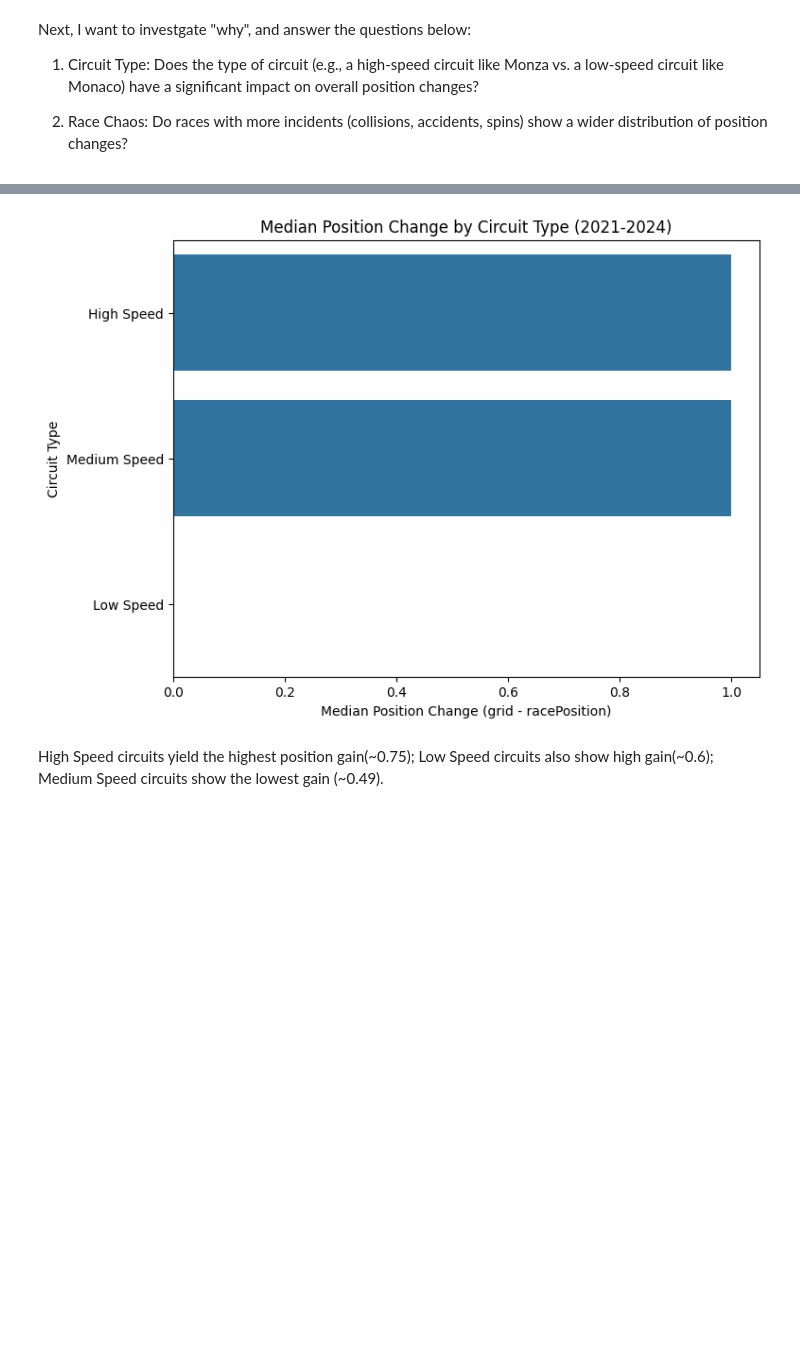
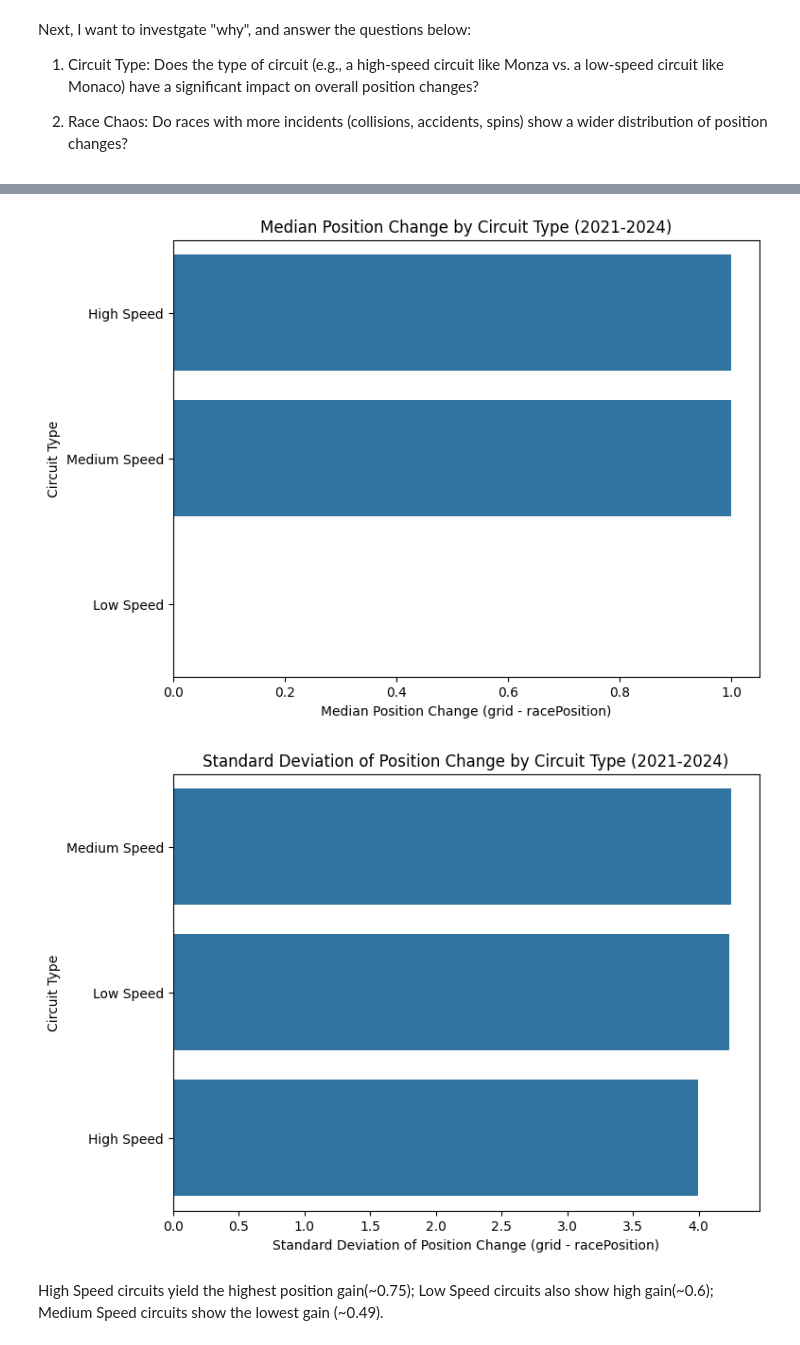
Before and after one commit to yicongyang216/F1_Analysis, a Jupyter notebook: F1_Analysis.ipynb, the cells around one changed output, grey strips where cells are left out. Drawn from its saved outputs; the diff is of its cells as text; code cells hidden in the pictures; blank space fills up the shorter version.

Commit message:
Add Standard Deviation of Position Change by Circuit Type plot

```diff
--- a/F1_Analysis.ipynb
+++ b/F1_Analysis.ipynb
@@ -381,32 +381,44 @@ with sqlite3.connect("f1_project.db") as con:
 plt.figure(figsize=(8, 6))
 sns.barplot(data=avg_circuit_type_performance_df, x='avg_position_change', y='circuitType', orient='h')
 
 plt.title('Average Position Change by Circuit Type (2021-2024)')
 plt.xlabel('Average Position Change (grid - racePosition)')
 plt.ylabel('Circuit Type')
 
 plt.show()
 
 select_all_query = """
 SELECT *
 FROM all_circuit_type_performance
 """
 
 with sqlite3.connect("f1_project.db") as con:
     all_circuit_type_performance_df = pd.read_sql_query(select_all_query, con)
 
 med_circuit_type_performance_df = all_circuit_type_performance_df.groupby('circuitType')['position_change'].median().reset_index()
 med_circuit_type_performance_df = med_circuit_type_performance_df.sort_values(by='position_change', ascending=False)
 med_circuit_type_performance_df = med_circuit_type_performance_df.rename(columns={'position_change': 'med_position_change'})
 
 plt.figure(figsize=(8, 6))
 sns.barplot(data=med_circuit_type_performance_df, x='med_position_change', y='circuitType', orient='h')
 plt.title('Median Position Change by Circuit Type (2021-2024)')
 plt.xlabel('Median Position Change (grid - racePosition)')
 plt.ylabel('Circuit Type')
 plt.show()
+
+sd_circuit_type_performance_df = all_circuit_type_performance_df.groupby('circuitType')['position_change'].std().reset_index()
+sd_circuit_type_performance_df = sd_circuit_type_performance_df.sort_values(by='position_change', ascending=False)
+sd_circuit_type_performance_df = sd_circuit_type_performance_df.rename(columns={'position_change': 'sd_position_change'})
+
+plt.figure(figsize=(8, 6))
+sns.barplot(data=sd_circuit_type_performance_df, x='sd_position_change', y='circuitType', orient='h')
+plt.title('Standard Deviation of Position Change by Circuit Type (2021-2024)')
+plt.xlabel('Standard Deviation of Position Change (grid - racePosition)')
+plt.ylabel('Circuit Type')
+plt.show()
 # %% [output]
 [figure]
 [figure]
+[figure, added]
 # %% [markdown]
 High Speed circuits yield the highest position gain(~0.75);  Low Speed circuits also show high gain(~0.6); Medium Speed circuits show the lowest gain (~0.49).
```
